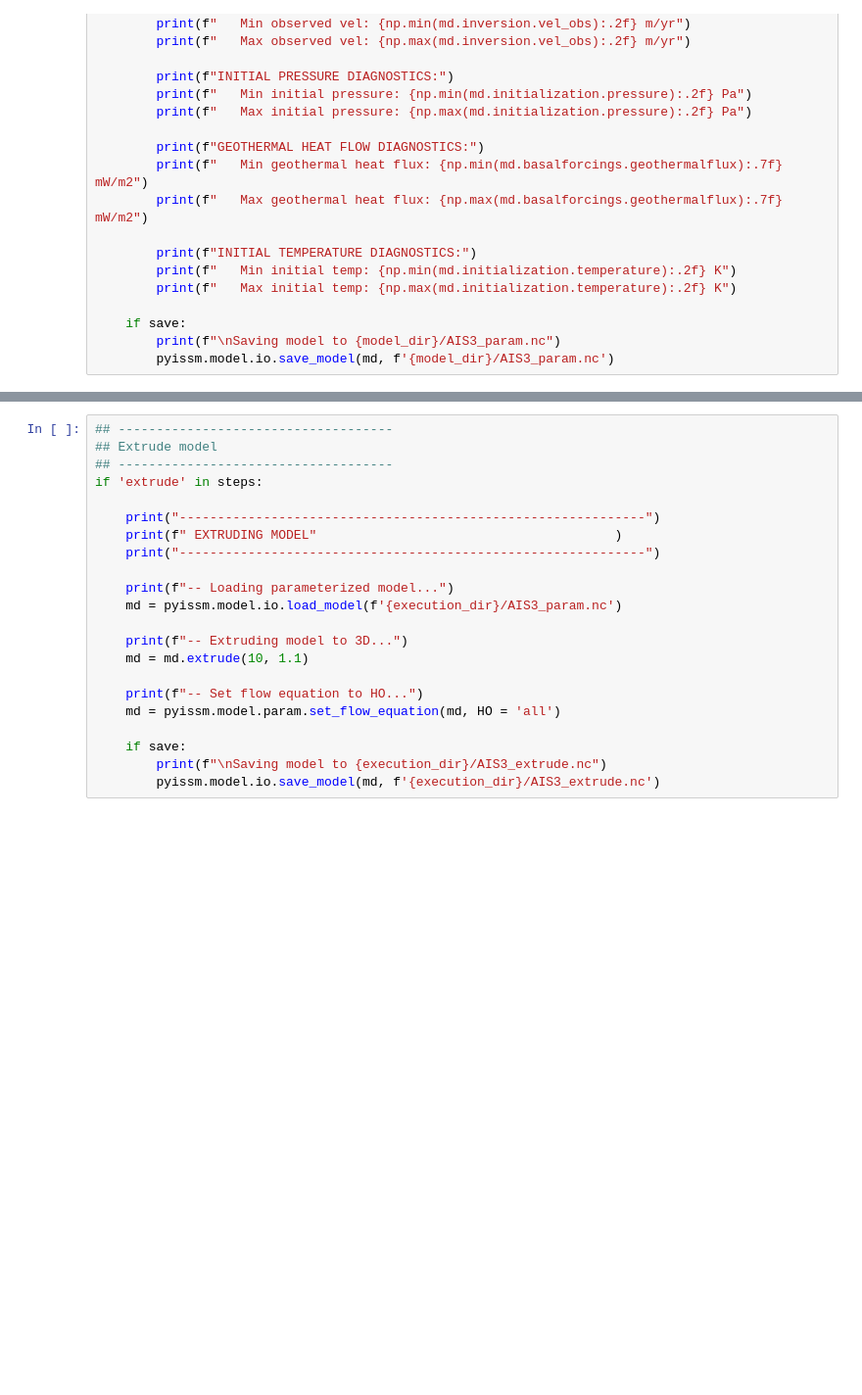
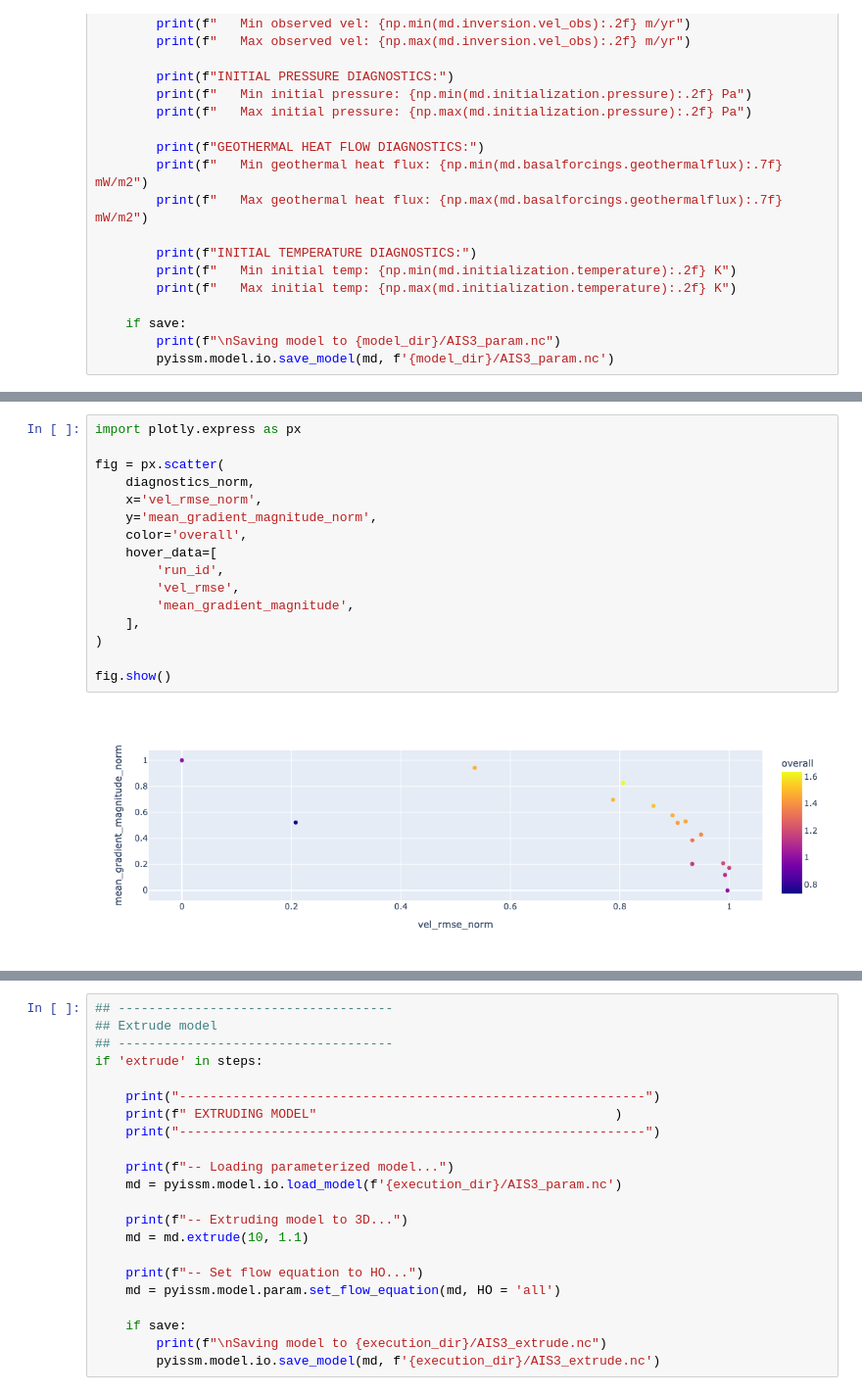
Before and after one commit to ACCESS-NRI/ACCESS-AIS3, a Jupyter notebook: config/ais_0.1.ipynb, the cells around one changed output, grey strips where cells are left out. Shown at 98% size. Saved outputs shown, nothing was run; the diff lists cells and outputs as text; blank space fills up the shorter version.

```diff
--- a/config/ais_0.1.ipynb
+++ b/config/ais_0.1.ipynb
@@ -452 +502,19 @@ Running sensitivity experiment: run_0011_100_1000
+# %%
+import plotly.express as px
+
+fig = px.scatter(
+    diagnostics_norm,
+    x='vel_rmse_norm',
+    y='mean_gradient_magnitude_norm',
+    color='overall',
+    hover_data=[
+        'run_id',
+        'vel_rmse',
+        'mean_gradient_magnitude',
+    ],
+)
+
+fig.show()
+# %% [output]
+[figure, added]
 # %%
```
Also changed, not shown: parts of 10 cells of this notebook.
